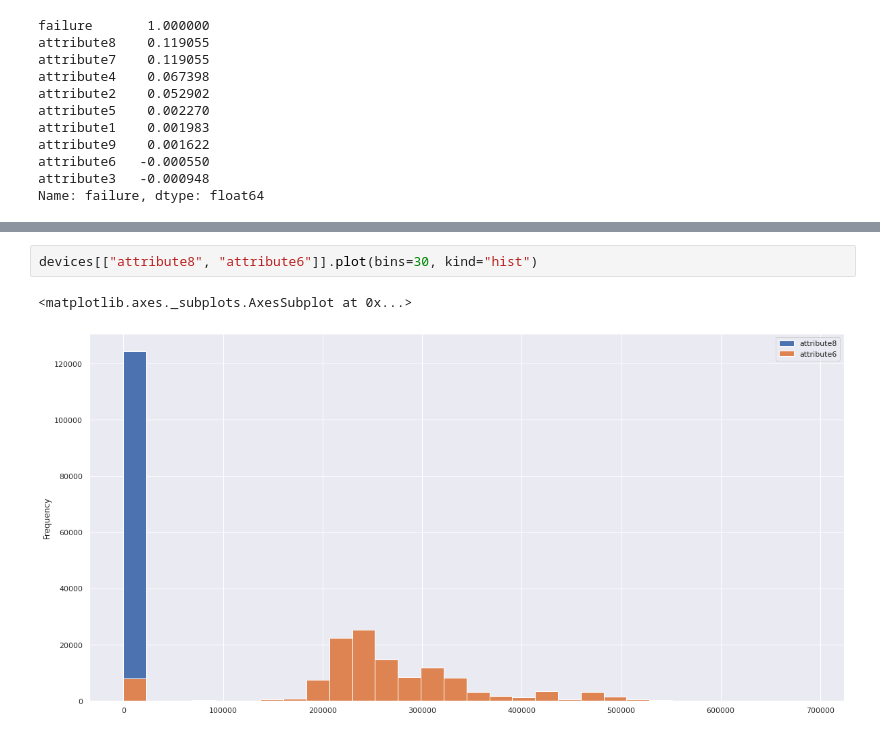
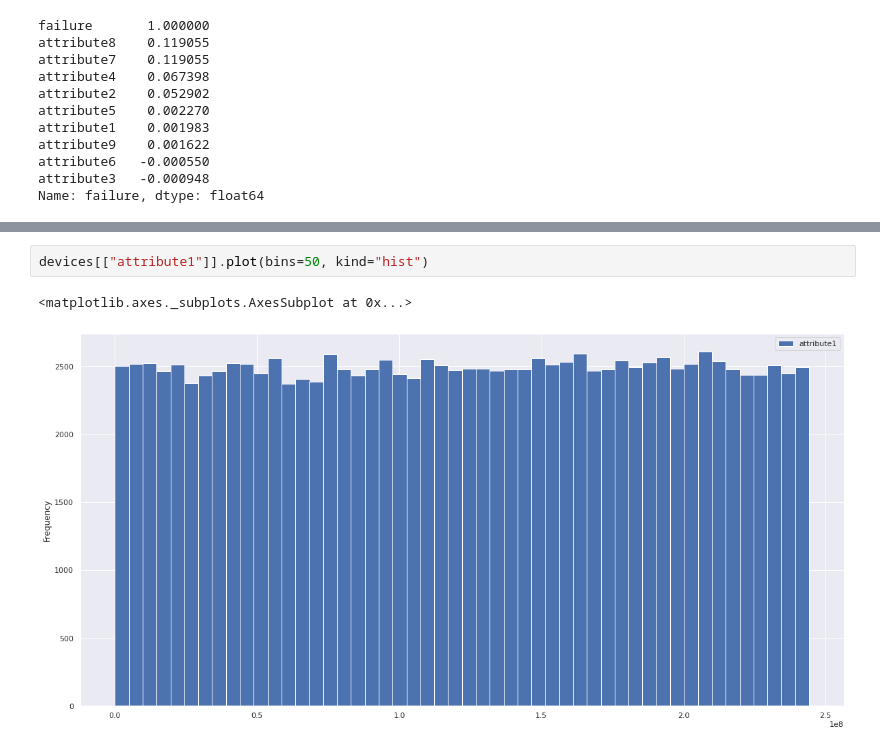
Before and after one commit to qSergio/rare_anomaly, a Jupyter notebook: anomalia/primer_acercamiento.ipynb, the cells around one changed output, grey strips where cells are left out. Drawn from its saved outputs; the diff is of its cells as text.

```diff
--- a/anomalia/primer_acercamiento.ipynb
+++ b/anomalia/primer_acercamiento.ipynb
@@ -110,5 +147,5 @@ Name: failure, dtype: float64
 # %%
-devices[["attribute8", "attribute6"]].plot(bins=30, kind="hist")
+devices[["attribute1"]].plot(bins=50, kind="hist")
 # %% [output]
 <matplotlib.axes._subplots.AxesSubplot at 0x...>
-[figure, old version]
+[figure, new version]
```
Also changed, not shown: parts of 9 cells of this notebook.
